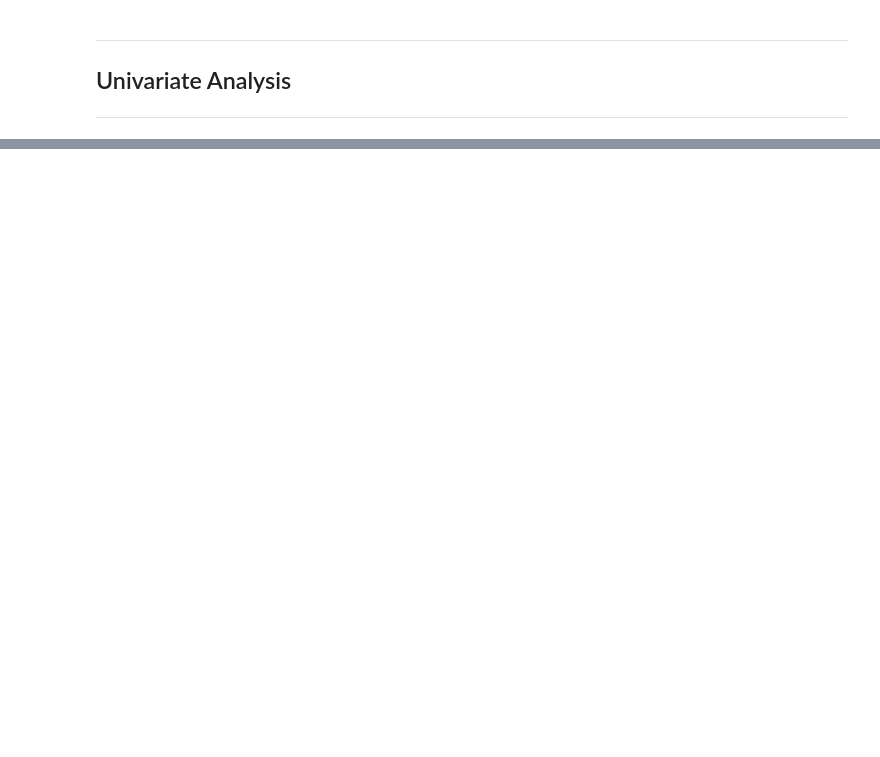
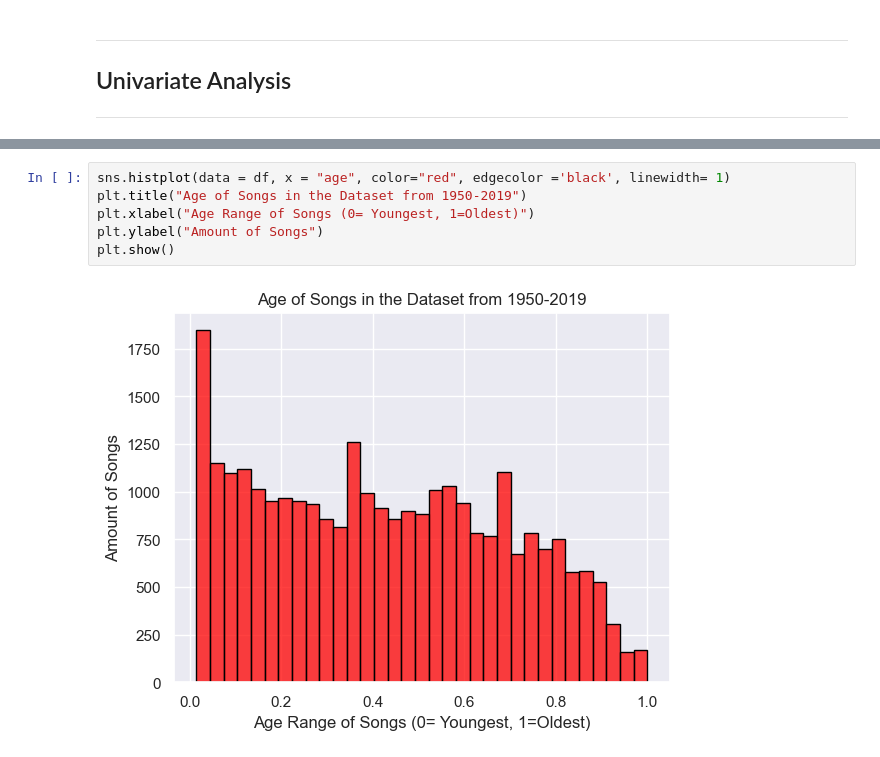
Before and after one commit to thetechleila/Music-Recommendation-Algorithm, a Jupyter notebook: EDA_music.ipynb, the cells around one changed output, grey strips where cells are left out. Cells and saved outputs as stored; diff of their text form; blank space fills up the shorter version.

```diff
--- a/EDA_music.ipynb
+++ b/EDA_music.ipynb
@@ -229,0 +261,8 @@ Name: count, Length: 70, dtype: int64
+# %%
+sns.histplot(data = df, x = "age", color="red", edgecolor ='black', linewidth= 1)
+plt.title("Age of Songs in the Dataset from 1950-2019")
+plt.xlabel("Age Range of Songs (0= Youngest, 1=Oldest)")
+plt.ylabel("Amount of Songs")
+plt.show()
+# %% [output]
+[figure, added]
```
Also changed, not shown: parts of 19 cells of this notebook, 3 other files.
